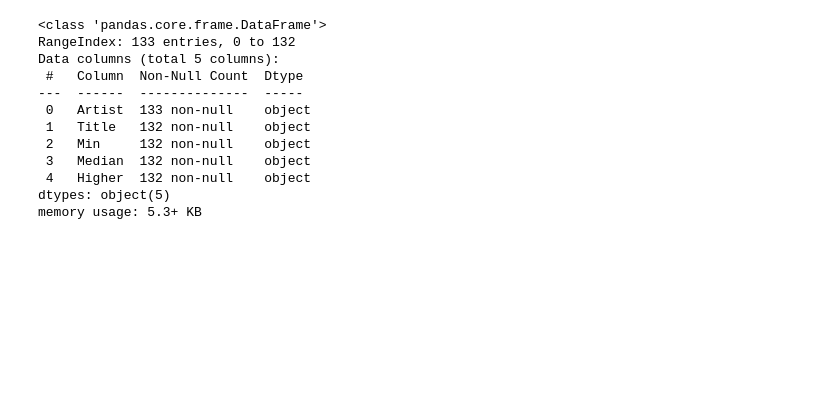
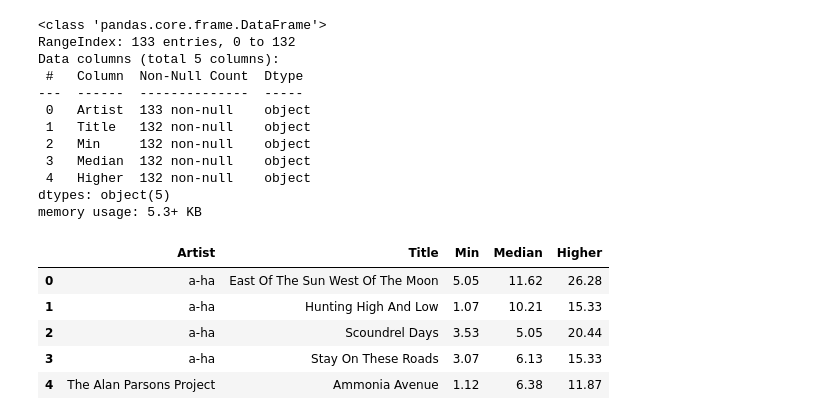
Before and after one commit to VannaLZ/Vinyl_Collection_Project, a Jupyter notebook: Discogs/Discogs_EDA/Collection_Value/Value_230523.ipynb, the cells around one changed output. Drawn from its saved outputs; the diff is of its cells as text; code cells hidden in the pictures; blank space fills up the shorter version.

```diff
--- a/Discogs/Discogs_EDA/Price.ipynb
+++ b/Discogs/Discogs_EDA/Collection_Value/Value_230523.ipynb
@@ -261,3 +261,20 @@ dtypes: object(5)
 memory usage: 5.3+ KB
 # %%
 df_230523_copy_2.to_csv("../Discogs_Exports/VannaBe_Collection_Price/Final_230523.csv", index=False)
+# %%
+df = pd.read_csv('../Discogs_Exports/VannaBe_Collection_Price/Final_230523.csv')
+# %%
+df["Min"] = df["Min"].str.replace("€", "").astype(float)
+# %%
+df["Median"] = df["Median"].str.replace("€", "").astype(float)
+# %%
+df["Higher"] = df["Higher"].str.replace("€", "").astype(float)
+# %%
+df.head()
+# %% [output]
+|  | Artist | Title | Min | Median | Higher |
+| 0 | a-ha | East Of The Sun West Of The Moon | 5.05 | 11.62 | 26.28 |
+| 1 | a-ha | Hunting High And Low | 1.07 | 10.21 | 15.33 |
+| 2 | a-ha | Scoundrel Days | 3.53 | 5.05 | 20.44 |
+| 3 | a-ha | Stay On These Roads | 3.07 | 6.13 | 15.33 |
+| 4 | The Alan Parsons Project | Ammonia Avenue | 1.12 | 6.38 | 11.87 |
```
Also changed, not shown: parts of 2 cells of this notebook, 3 other files.
